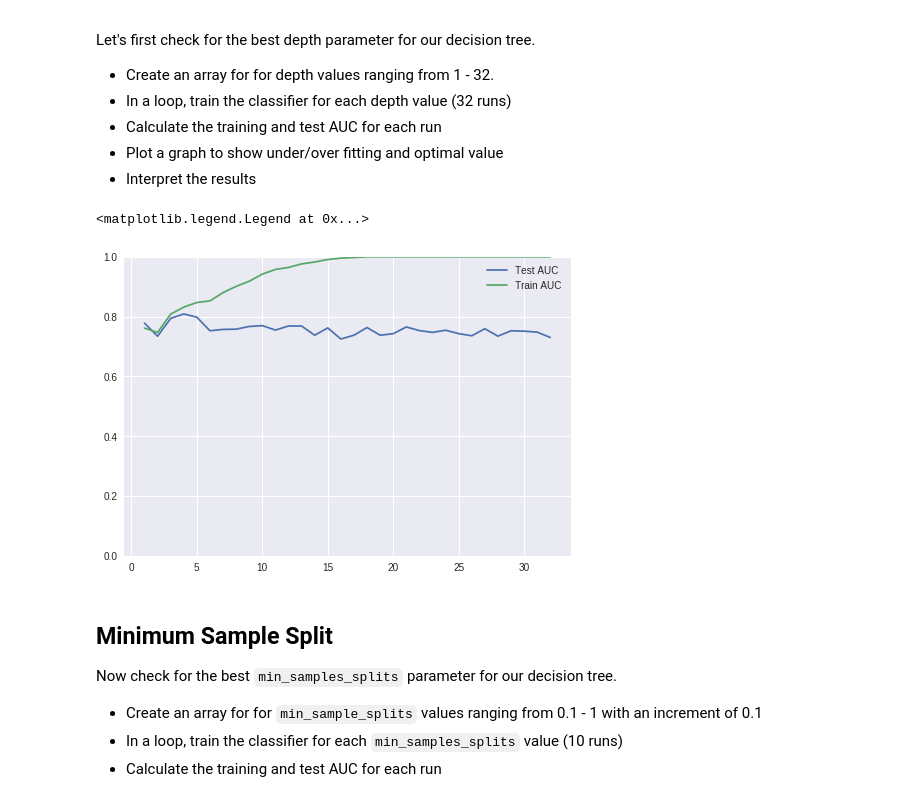
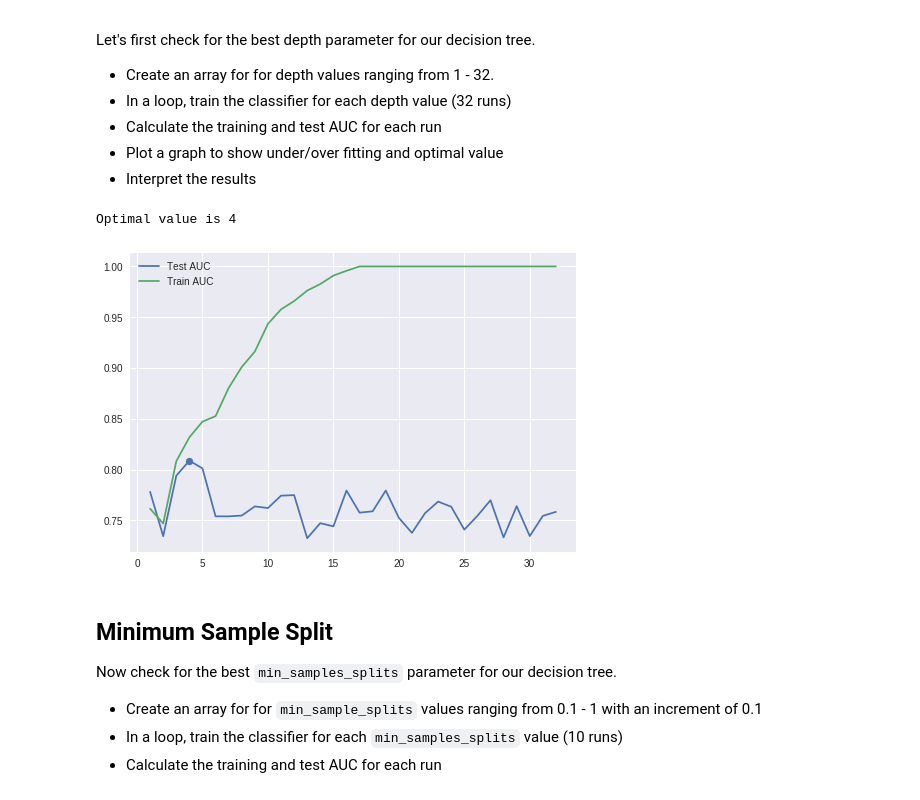
Before and after one commit to nic464/dsc-enterprise-hsbc-tuning-decision-trees-lab-hsbc-ds-081319, a Jupyter notebook: index.ipynb, the cells around one changed output. Cells and saved outputs as stored; diff of their text form; code cells hidden in the pictures.

```diff
--- a/index.ipynb
+++ b/index.ipynb
@@ -96,23 +96,24 @@ Let's first check for the best depth parameter for our decision tree.
 # %%
 # Identify the optimal tree depth for given data
 depths = [i for i in range(1,33)]
 y1 = [None] * 32
 y2 = [None] * 32
 
 for d in depths:
     clf = DecisionTreeClassifier(max_depth=d)
     clf.fit(X_train, y_train)
 
     y1[d - 1] = roc_auc_score(y_test, clf.predict(X_test))
     y2[d - 1] = roc_auc_score(y_train, clf.predict(X_train))
 
 plt.plot(depths, y1, label='Test AUC', scaley=False)
 plt.plot(depths, y2, label='Train AUC', scaley=False)
-plt.scatter(splits[y1.index(max(y2))], max(y2))
+plt.scatter(depths[y1.index(max(y1))], max(y1))
 plt.legend()
+print('Optimal value is ' + str(depths[y1.index(max(y1))]))
 # %% [output]
-<matplotlib.legend.Legend at 0x...>
+Optimal value is 4
-[figure, old version]
+[figure, new version]
 # %%
 # You observations here
 # %% [markdown]
```
